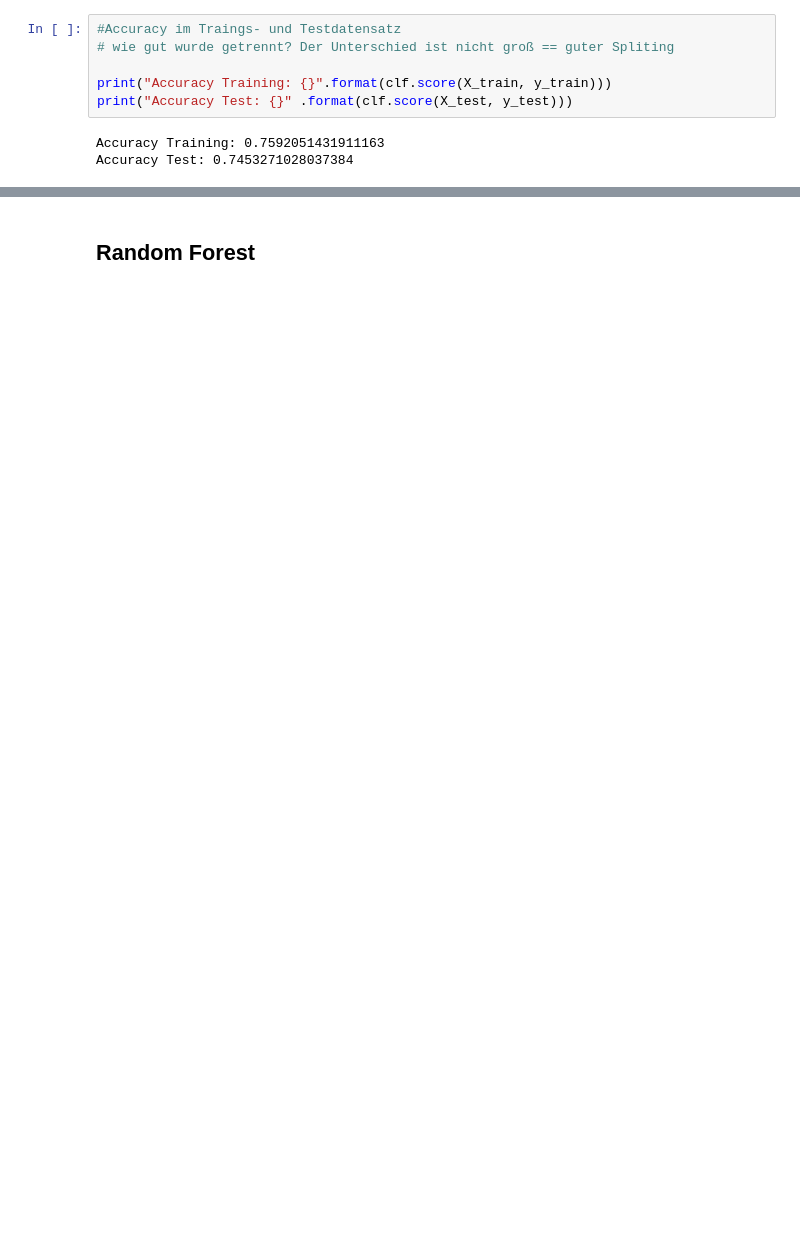
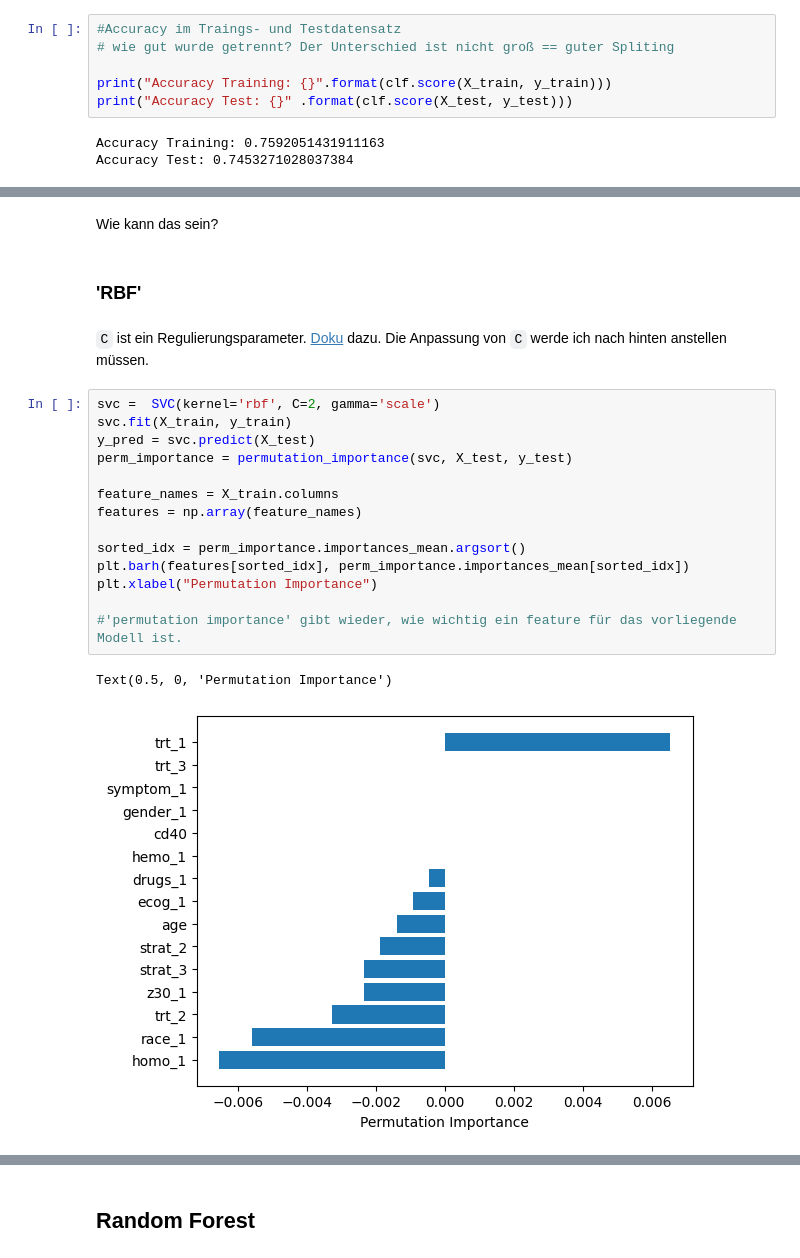
Before and after one commit to bogatyr-e/ml-prediction-aids, a Jupyter notebook: src/ml-survival-project.ipynb, the cells around one changed output, grey strips where cells are left out. Saved outputs shown, nothing was run; the diff lists cells and outputs as text; blank space fills up the shorter version.

```diff
--- a/src/ml-survival-project.ipynb
+++ b/src/ml-survival-project.ipynb
@@ -152,0 +178,23 @@ Accuracy Test: 0.7453271028037384
+# %% [markdown]
+Wie kann das sein?
+# %% [markdown]
+### 'RBF'
+# %% [markdown]
+`C` ist ein Regulierungsparameter. [Doku](https://scikit--learn-org.translate.goog/1.5/auto_examples/svm/plot_svm_scale_c.html?_x_tr_sl=en&_x_tr_tl=de&_x_tr_hl=de&_x_tr_pto=rq#sphx-glr-auto-examples-svm-plot-svm-scale-c-py) dazu. Die Anpassung von `C` werde ich nach hinten anstellen müssen.
+# %%
+svc =  SVC(kernel='rbf', C=2, gamma='scale')
+svc.fit(X_train, y_train)
+y_pred = svc.predict(X_test)
+perm_importance = permutation_importance(svc, X_test, y_test)
+
+feature_names = X_train.columns
+features = np.array(feature_names)
+
+sorted_idx = perm_importance.importances_mean.argsort()
+plt.barh(features[sorted_idx], perm_importance.importances_mean[sorted_idx])
+plt.xlabel("Permutation Importance")
+
+#'permutation importance' gibt wieder, wie wichtig ein feature für das vorliegende Modell ist.
+# %% [output]
+Text(0.5, 0, 'Permutation Importance')
+[figure, added]
```
Also changed, not shown: parts of 30 cells of this notebook.
